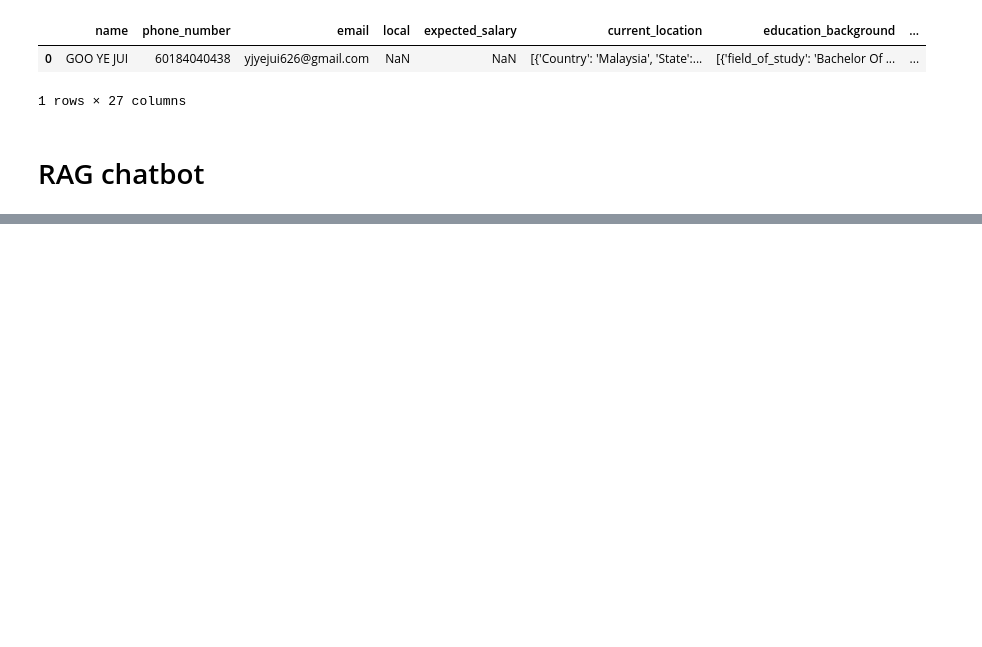
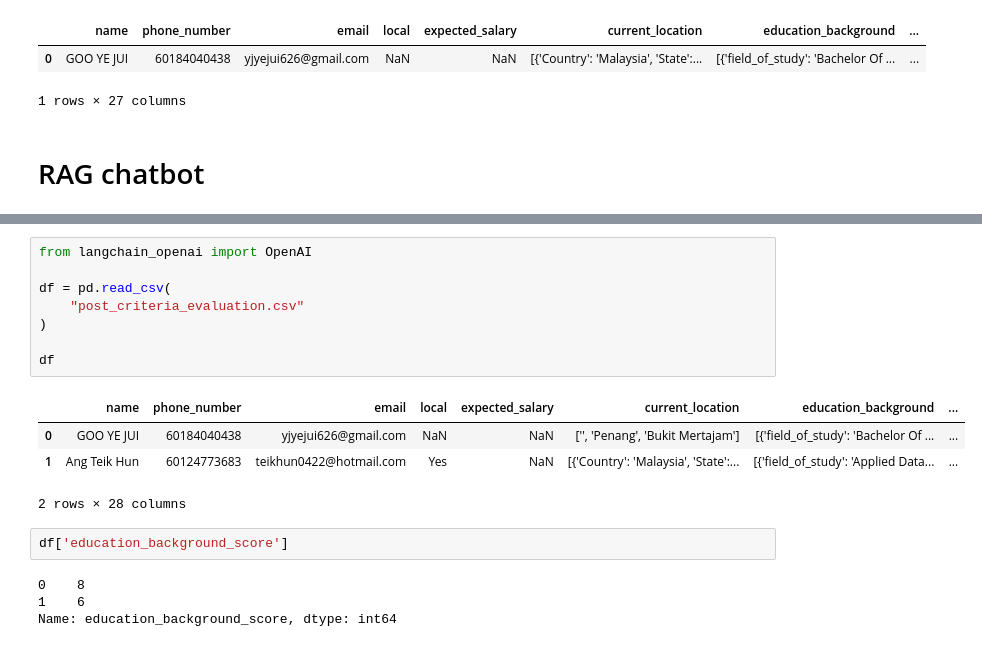
Before and after one commit to CthreeP0/Rag_project, a Jupyter notebook: fyp.ipynb, the cells around one changed output, grey strips where cells are left out. Cells and saved outputs as stored; diff of their text form; blank space fills up the shorter version.

```diff
--- a/fyp.ipynb
+++ b/fyp.ipynb
@@ -1655,0 +1691,19 @@ rag_chain.invoke("What can this tool does?")
+# %%
+from langchain_openai import OpenAI
+
+df = pd.read_csv(
+    "post_criteria_evaluation.csv"
+)
+
+df
+# %% [output]
+|  | name | phone_number | email | local | expected_salary | current_location | education_background | ... |
+| 0 | GOO YE JUI | 60184040438 | yjyejui626@gmail.com | NaN | NaN | ['', 'Penang', 'Bukit Mertajam'] | [{'field_of_study': 'Bachelor Of ... | ... |
+| 1 | Ang Teik Hun | 60124773683 | teikhun0422@hotmail.com | Yes | NaN | [{'Country': 'Malaysia', 'State':... | [{'field_of_study': 'Applied Data... | ... |
+2 rows × 28 columns
+# %%
+df['education_background_score']
+# %% [output]
+0    8
+1    6
+Name: education_background_score, dtype: int64
```
Also changed, not shown: parts of 9 cells of this notebook, 9 other files.
